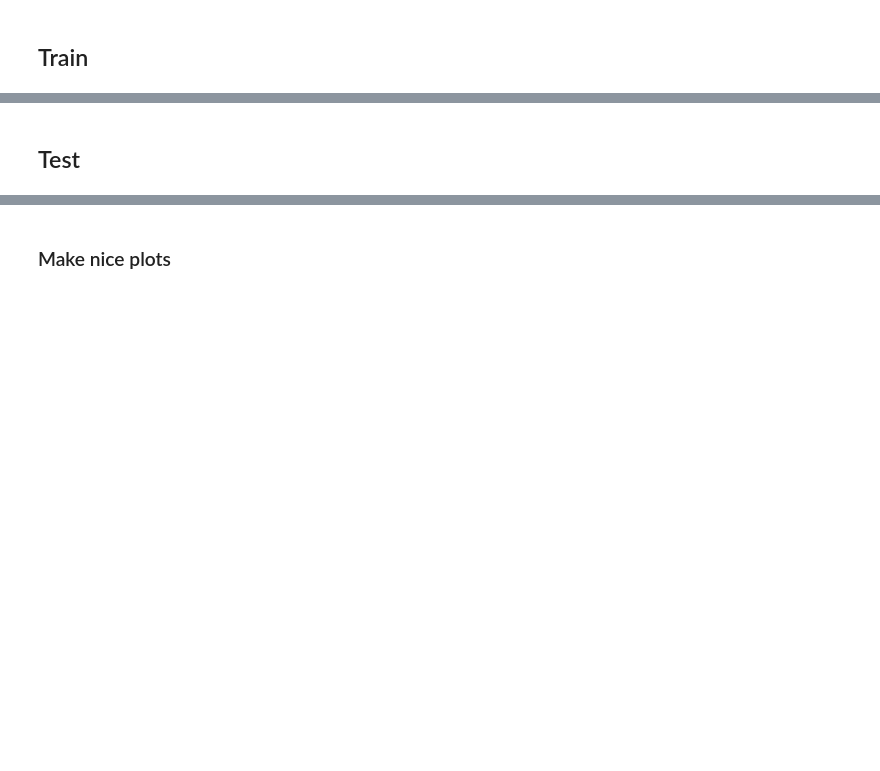
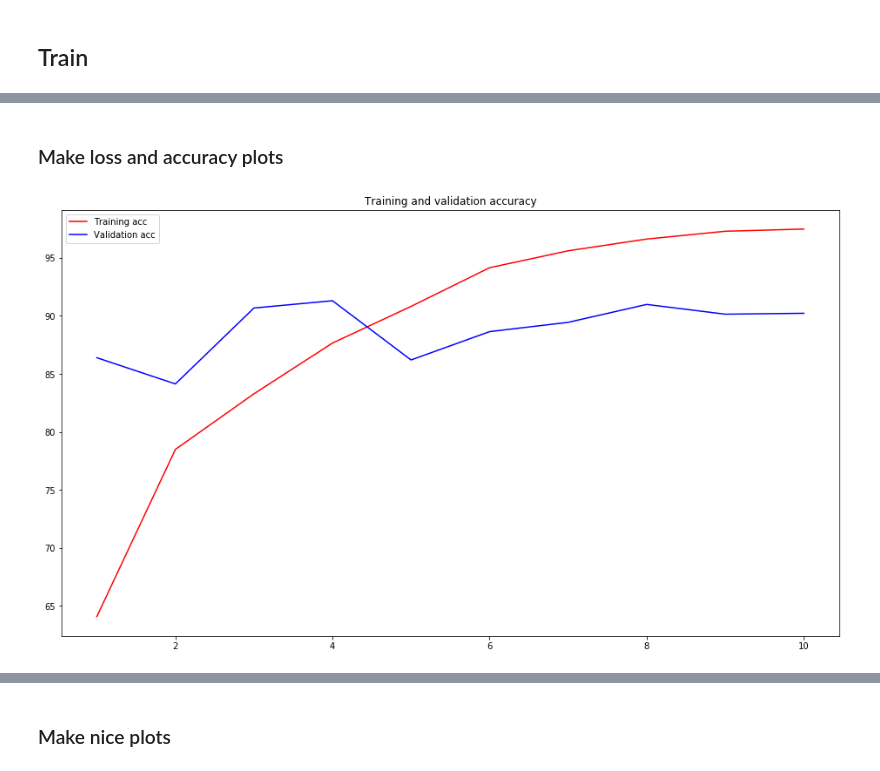
Before and after one commit to salmanmaq/inspire-core-classifier, a Jupyter notebook: CNN Text Classification.ipynb, the cells around one changed output, grey strips where cells are left out. Drawn from its saved outputs; the diff is of its cells as text; code cells hidden in the pictures; blank space fills up the shorter version.

```diff
--- a/CNN Text Classification.ipynb
+++ b/CNN Text Classification.ipynb
@@ -177,7 +233,7 @@ model.init_weights(pretrained_vectors) # initialize embedding matrix using pretr
 if USE_CUDA:
     model = model.cuda()
 
-loss_function = nn.CrossEntropyLoss()
+loss_function = nn.CrossEntropyLoss(weight=class_weights)
 optimizer = optim.Adam(model.parameters(), lr=LR)
 # %%
 print(model)
@@ -256,15 +312,19 @@ def validate(val_data, model, loss_function, epoch):
 
     return avg_loss, avg_test_acc
 # %%
+train_loss, train_acc, val_loss, val_acc = [], [], [], []
 for epoch in range(EPOCH):
 
     print('<<<<<<<<<<<<<TRAINING>>>>>>>>>>>>')
     epoch_train_loss, epoch_train_acc = train_model(train_data, model, loss_function, epoch)
     print('[TRAIN] EPOCH: {}, Loss: {}, Accuracy: {}'.format(epoch, epoch_train_loss, epoch_train_acc))
-
+    train_loss.append(epoch_train_loss)
+    train_acc.append(epoch_train_acc)
 
     print('<<<<<<<<<<<<< VALIDATING >>>>>>>>>>>>')
     epoch_val_loss, epoch_val_acc = validate(val_data, model, loss_function, epoch)
     print('[VAL] EPOCH: {}, Loss: {}, Accuracy: {}'.format(epoch, epoch_val_loss, epoch_val_acc))
+    val_loss.append(epoch_val_loss)
+    val_acc.append(epoch_val_acc)
 # %% [output]
 <<<<<<<<<<<<<TRAINING>>>>>>>>>>>>
@@ -287,2 +347,15 @@ VAL [Epoch : 5/6][Batch: 0] Batch Test Loss: 0.3289732336997986, Batch Test Accu
-# %% [markdown]
-## Test
+# %% [markdown]
+### Make loss and accuracy plots
+# %%
+# Accuracy
+epochs = range(1, EPOCH + 1)
+
+plt.figure(figsize=(16, 9))
+plt.plot(epochs, train_acc, 'r', label='Training acc')
+plt.plot(epochs, val_acc, 'b', label='Validation acc')
+plt.title('Training and validation accuracy')
+plt.legend()
+
+plt.show()
+# %% [output]
+[figure, added]
```
Also changed, not shown: parts of 27 cells of this notebook.
